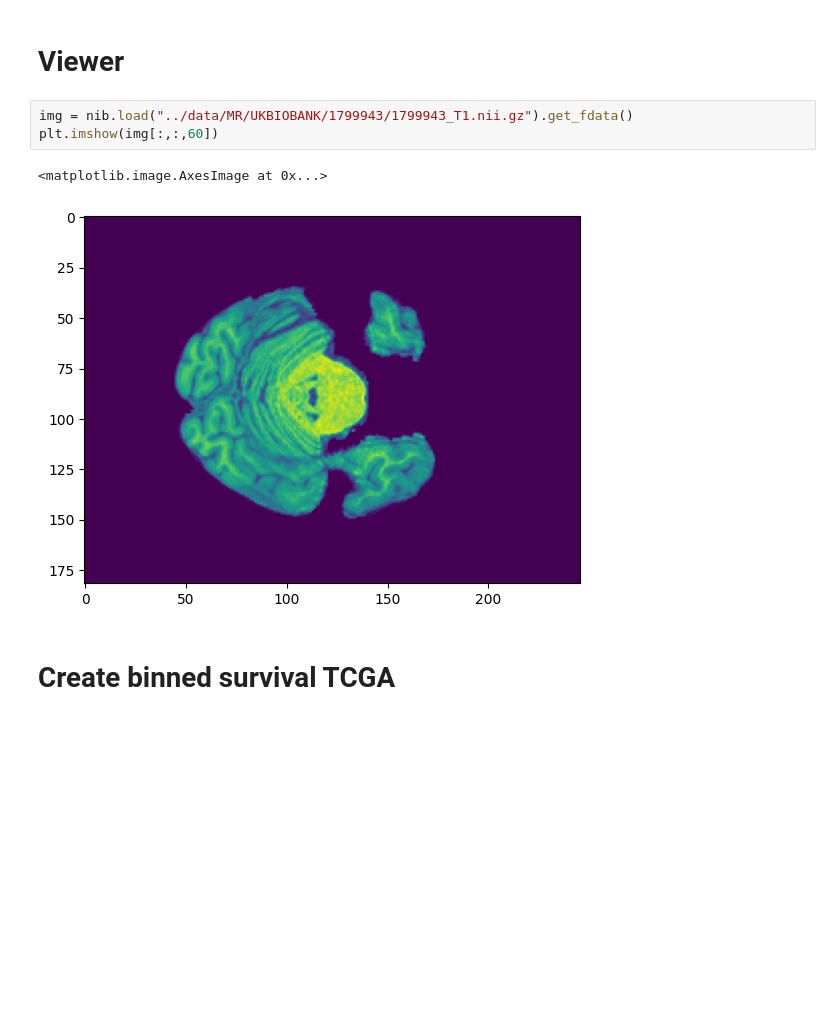
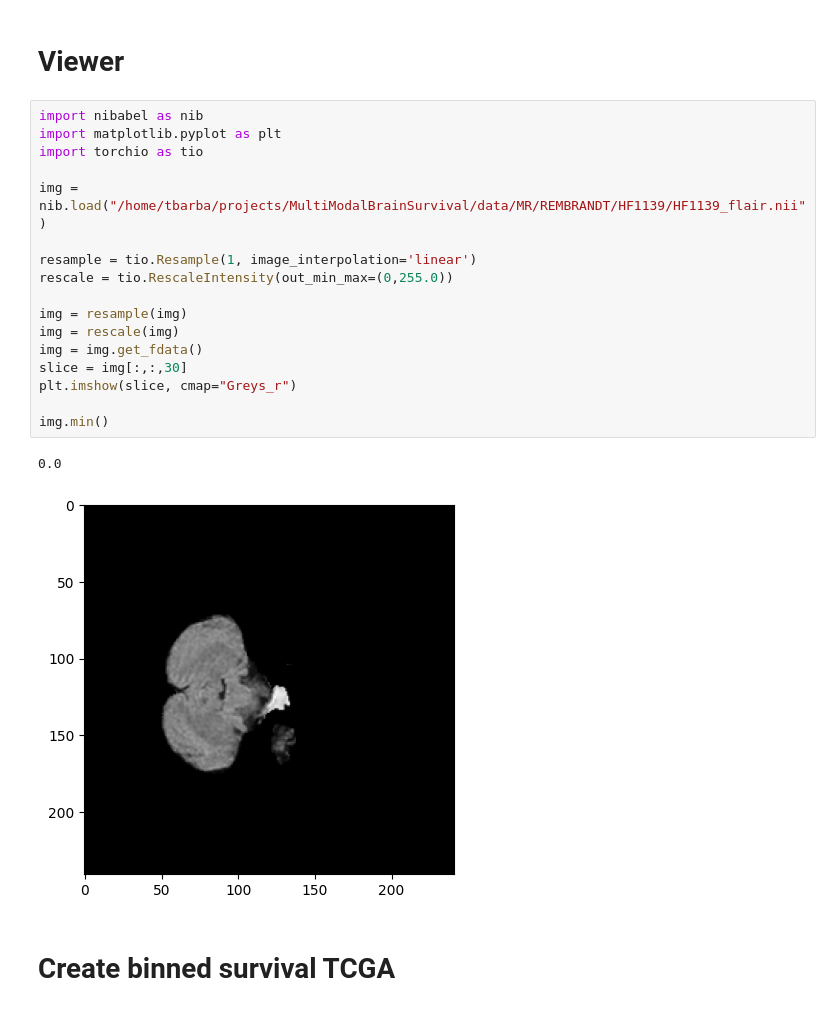
Before and after one commit to gevaertlab/DUNE, a Jupyter notebook: misc/toolkit.ipynb, the cells around one changed output. Drawn from its saved outputs; the diff is of its cells as text; blank space fills up the shorter version.

```diff
--- a/misc/toolkit.ipynb
+++ b/misc/toolkit.ipynb
@@ -28,12 +28,26 @@ pool = Pool(20)
 pool.map(create_mask,cases)
 # %% [markdown]
 # Viewer
-# %%
-img = nib.load("../data/MR/UKBIOBANK/1799943/1799943_T1.nii.gz").get_fdata()
-plt.imshow(img[:,:,60])
-# %% [output]
-<matplotlib.image.AxesImage at 0x...>
-[figure, removed]
+# %%
+import nibabel as nib
+import matplotlib.pyplot as plt
+import torchio as tio
+
+img = nib.load("/home/tbarba/projects/MultiModalBrainSurvival/data/MR/REMBRANDT/HF1139/HF1139_flair.nii")
+
+resample = tio.Resample(1, image_interpolation='linear')
+rescale = tio.RescaleIntensity(out_min_max=(0,255.0))
+
+img = resample(img)
+img = rescale(img)
+img = img.get_fdata()
+slice = img[:,:,30]
+plt.imshow(slice, cmap="Greys_r")
+
+img.min()
+# %% [output]
+0.0
+[figure, added]
 # %% [markdown]
 # Create binned survival TCGA
 # %%
```
Also changed, not shown: 14 other files.
